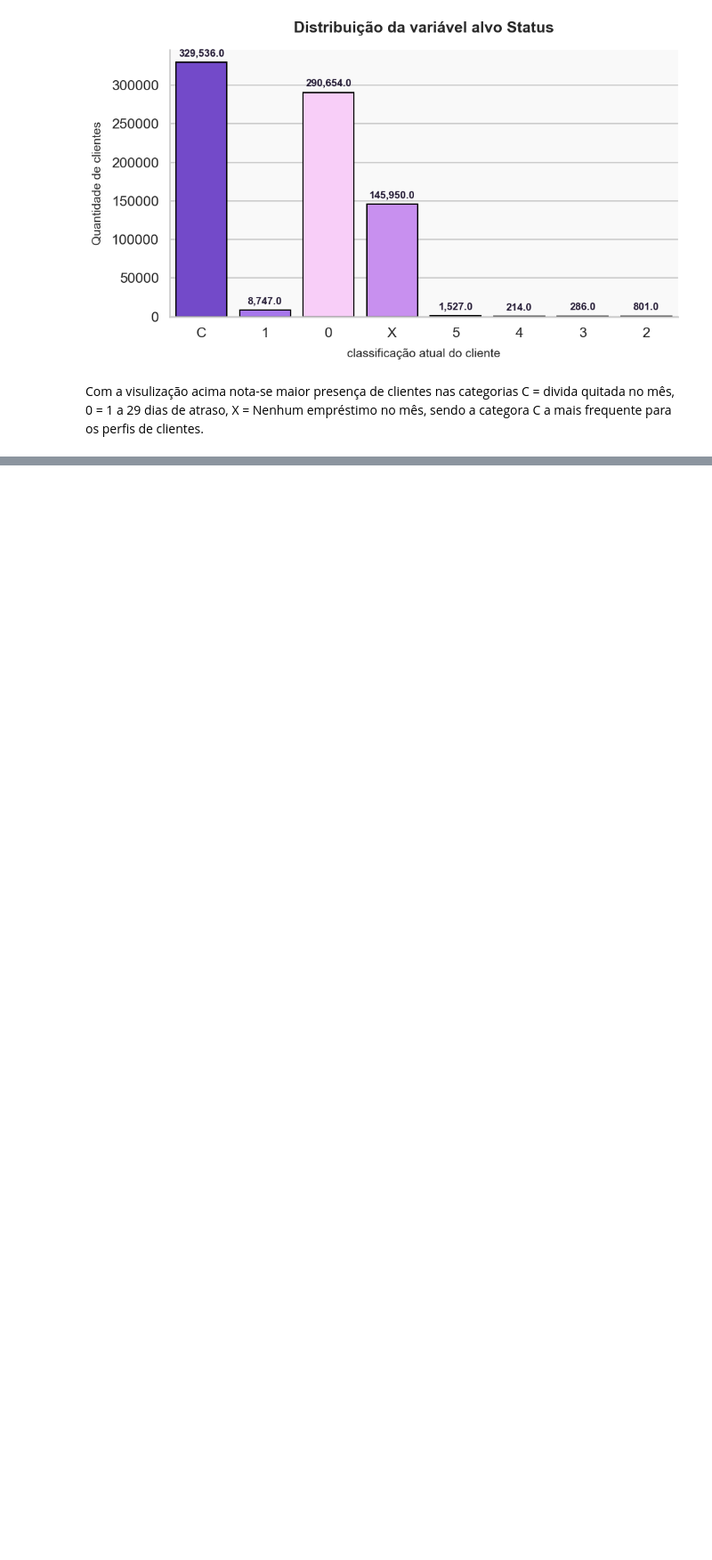
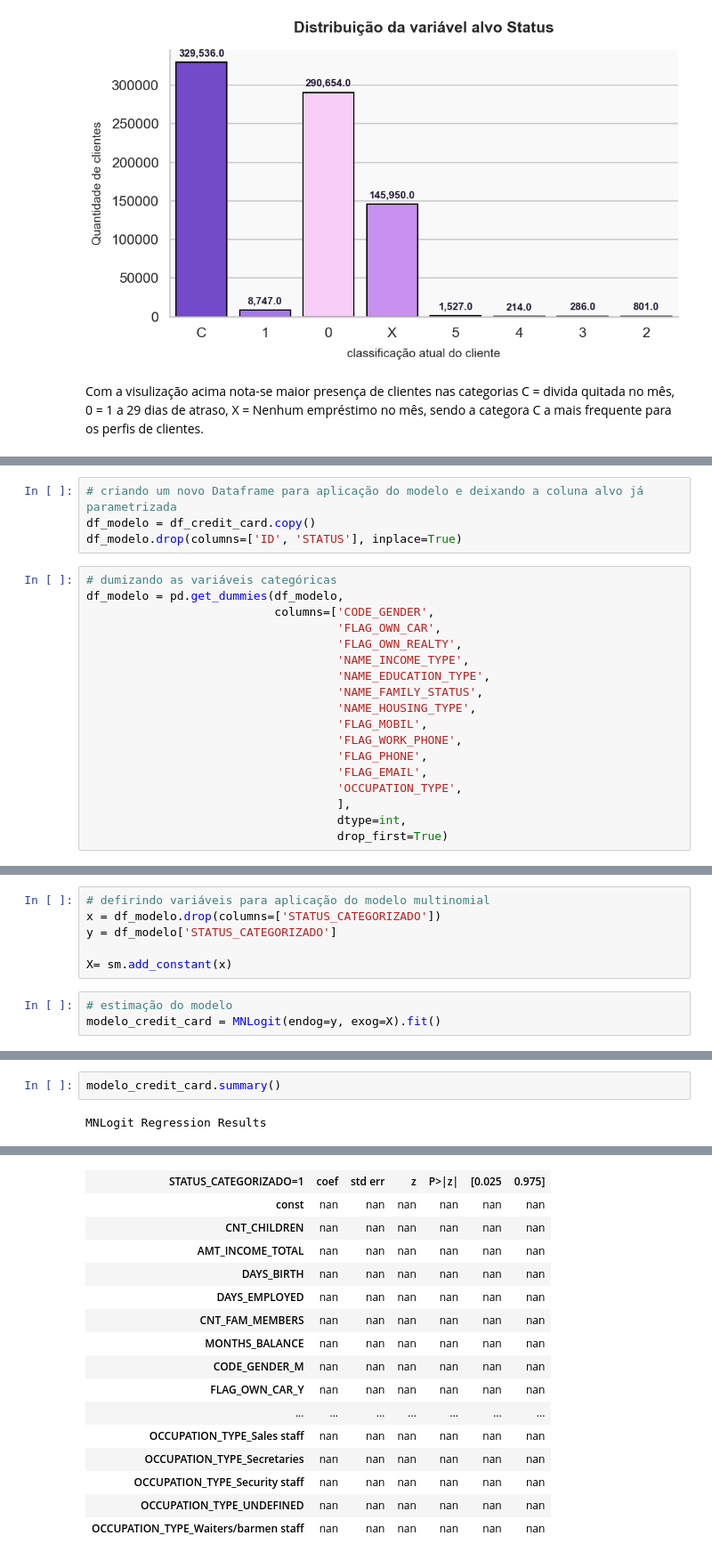
Before and after one commit to 1998-sys/Credit-Card-Approval, a Jupyter notebook: notebooks/credit_card_approval.ipynb, the cells around one changed output, grey strips where cells are left out. Shown at 89% size. Saved outputs shown, nothing was run; the diff lists cells and outputs as text; blank space fills up the shorter version.

Commit message:
model v1

```diff
--- a/notebooks/credit_card_approval.ipynb
+++ b/notebooks/credit_card_approval.ipynb
@@ -227,0 +264,22 @@ plt.show()
+# %%
+# criando um novo Dataframe para aplicação do modelo e deixando a coluna alvo já parametrizada
+df_modelo = df_credit_card.copy()
+df_modelo.drop(columns=['ID', 'STATUS'], inplace=True)
+# %%
+# dumizando as variáveis categóricas
+df_modelo = pd.get_dummies(df_modelo,
+                           columns=['CODE_GENDER',
+                                    'FLAG_OWN_CAR',
+                                    'FLAG_OWN_REALTY',
+                                    'NAME_INCOME_TYPE',
+                                    'NAME_EDUCATION_TYPE',
+                                    'NAME_FAMILY_STATUS',
+                                    'NAME_HOUSING_TYPE',
+                                    'FLAG_MOBIL',
+                                    'FLAG_WORK_PHONE',
+                                    'FLAG_PHONE',
+                                    'FLAG_EMAIL',
+                                    'OCCUPATION_TYPE',
+                                    ],
+                                    dtype=int,
+                                    drop_first=True)
@@ -227,0 +296,9 @@ plt.show()
+# %%
+# defirindo variáveis para aplicação do modelo multinomial
+x = df_modelo.drop(columns=['STATUS_CATEGORIZADO'])
+y = df_modelo['STATUS_CATEGORIZADO']
+
+X= sm.add_constant(x)
+# %%
+# estimação do modelo
+modelo_credit_card = MNLogit(endog=y, exog=X).fit()
@@ -227,0 +309,4 @@ plt.show()
+# %%
+modelo_credit_card.summary()
+# %% [output]
+MNLogit Regression Results
@@ -227,0 +320,16 @@ plt.show()
+| STATUS_CATEGORIZADO=1 | coef | std err | z | P>|z| | [0.025 | 0.975] |
+| const | nan | nan | nan | nan | nan | nan |
+| CNT_CHILDREN | nan | nan | nan | nan | nan | nan |
+| AMT_INCOME_TOTAL | nan | nan | nan | nan | nan | nan |
+| DAYS_BIRTH | nan | nan | nan | nan | nan | nan |
+| DAYS_EMPLOYED | nan | nan | nan | nan | nan | nan |
+| CNT_FAM_MEMBERS | nan | nan | nan | nan | nan | nan |
+| MONTHS_BALANCE | nan | nan | nan | nan | nan | nan |
+| CODE_GENDER_M | nan | nan | nan | nan | nan | nan |
+| FLAG_OWN_CAR_Y | nan | nan | nan | nan | nan | nan |
+| ... | ... | ... | ... | ... | ... | ... |
+| OCCUPATION_TYPE_Sales staff | nan | nan | nan | nan | nan | nan |
+| OCCUPATION_TYPE_Secretaries | nan | nan | nan | nan | nan | nan |
+| OCCUPATION_TYPE_Security staff | nan | nan | nan | nan | nan | nan |
+| OCCUPATION_TYPE_UNDEFINED | nan | nan | nan | nan | nan | nan |
+| OCCUPATION_TYPE_Waiters/barmen staff | nan | nan | nan | nan | nan | nan |
```
Also changed, not shown: parts of 11 cells of this notebook, 2 other files.
